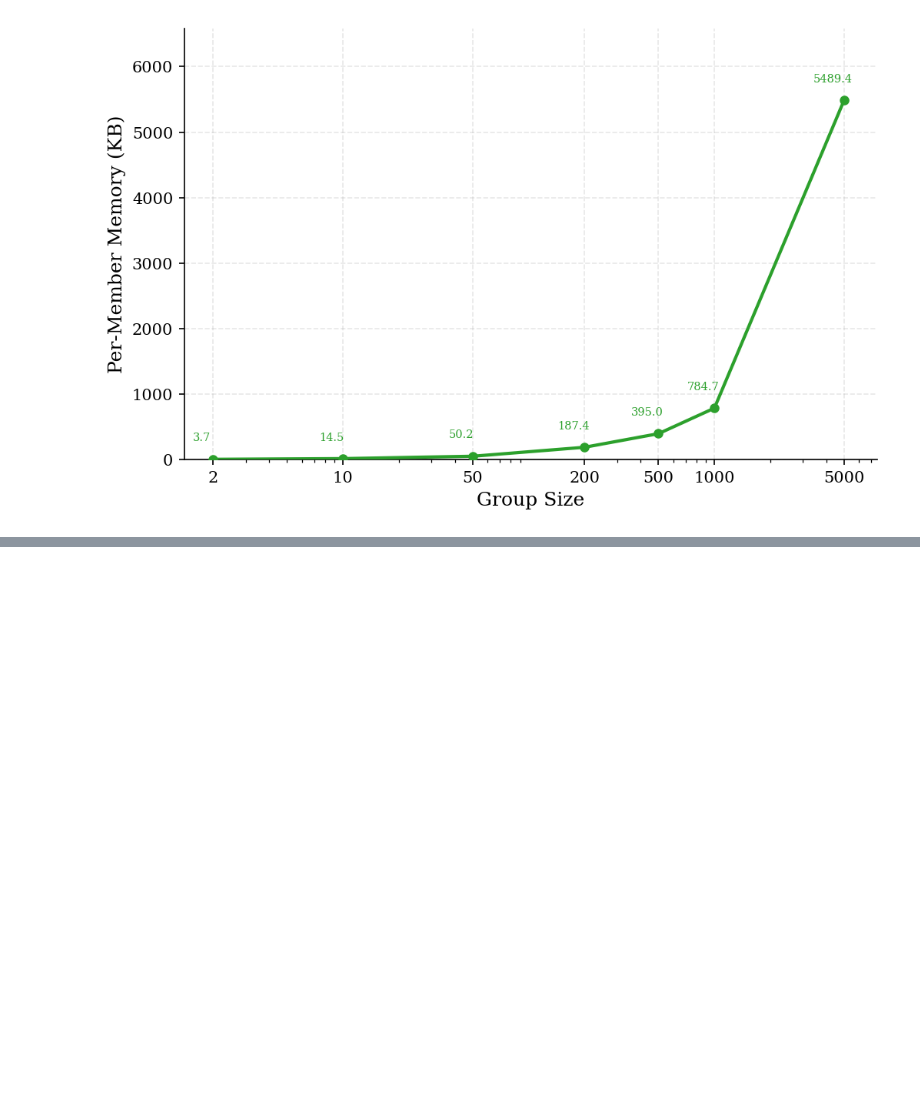
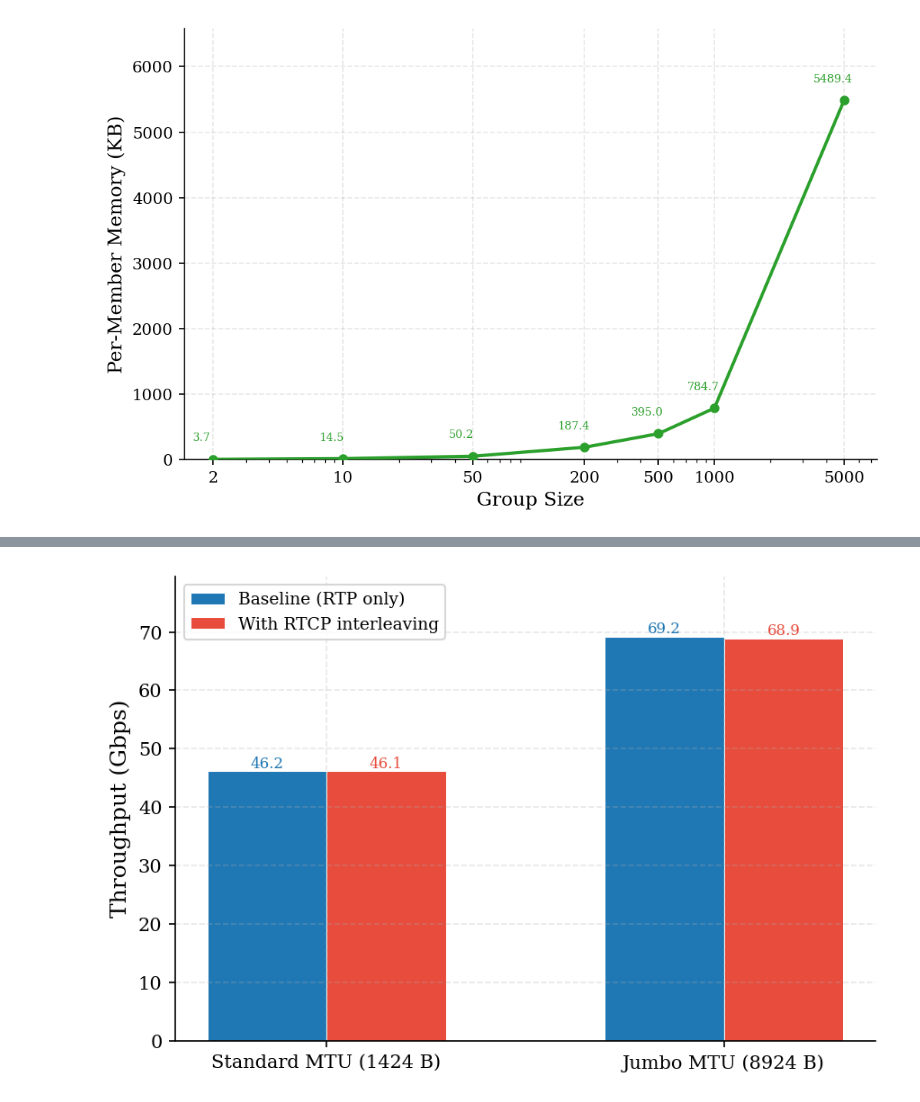
Before and after one commit to spring-epfl/SafeCast, a Jupyter notebook: figures_from_benches.ipynb, the cells around one changed output, grey strips where cells are left out. Saved outputs shown, nothing was run; the diff lists cells and outputs as text; code cells hidden in the pictures; blank space fills up the shorter version.

Commit message:
figure generation for new bench

```diff
--- a/figures_from_benches.ipynb
+++ b/figures_from_benches.ipynb
@@ -1117,0 +1140,83 @@ Per-member cost (largest group): 1124 bytes
+# %%
+# --- Figure 8: SRTCP interleaving overhead ---
+
+RTCP_DIR = CRITERION_DIR / 'srtp_rtcp_interleaving'
+
+# Loading baseline and interleaved results for each MTU size.
+# Directory structure: srtp_rtcp_interleaving/{baseline,interleaved}/<label>/new/estimates.json
+scenarios = [
+    (1424, '1424B_standard', 'Standard MTU (1424 B)'),
+    (8924, '8924B_jumbo',    'Jumbo MTU (8924 B)'),
+]
+
+# Each SRTP packet, besides the payload, consists of:
+# - RTP header: 12 bytes
+# - GCM tag: 16 bytes
+RTP_HDR = 12
+GCM_TAG = 16
+
+# collecting baseline throughput, interleaved throughput, and labels
+baseline_tp = []
+interleaved_tp = []
+labels = []
+
+# calculating baseline and interleaved throughput for each MTU
+for payload_size, label, display_name in scenarios:
+    packet_bytes = RTP_HDR + payload_size + GCM_TAG
+
+    # baseline
+    est_path = RTCP_DIR / 'baseline' / label / 'new' / 'estimates.json'
+    with open(est_path) as f:
+        mean_ns = json.load(f)['mean']['point_estimate']
+    baseline_tp.append((packet_bytes * 8) / mean_ns)  # Gbps
+
+    # interleaved
+    est_path = RTCP_DIR / 'interleaved' / label / 'new' / 'estimates.json'
+    with open(est_path) as f:
+        mean_ns = json.load(f)['mean']['point_estimate']
+    interleaved_tp.append((packet_bytes * 8) / mean_ns)  # Gbps
+
+    labels.append(display_name)
+
+# printing summary
+print(f'{"Scenario":<28s}  {"Baseline":>10s}  {"Interleaved":>12s}  {"Diff":>8s}')
+print('-' * 62)
+for i in range(len(scenarios)):
+    diff_pct = (interleaved_tp[i] - baseline_tp[i]) / baseline_tp[i] * 100
+    print(f'{labels[i]:<28s}  {baseline_tp[i]:>9.2f}  {interleaved_tp[i]:>11.2f}  {diff_pct:>+7.2f}%')
+
+# --- Grouped bar chart ---
+
+x = np.arange(len(labels))
+bar_width = 0.3
+
+fig, ax = plt.subplots(figsize=(6, 4))
+
+bars1 = ax.bar(x - bar_width/2, baseline_tp, bar_width,
+               color='#1f77b4', edgecolor='white', linewidth=0.5,
+               label='Baseline (RTP only)')
+bars2 = ax.bar(x + bar_width/2, interleaved_tp, bar_width,
+               color='#e74c3c', edgecolor='white', linewidth=0.5,
+               label='With RTCP interleaving')
+
+# value labels on top of each bar
+for bar in bars1:
+    ax.text(bar.get_x() + bar.get_width()/2, bar.get_height(),
+            f'{bar.get_height():.1f}', ha='center', va='bottom',
+            fontsize=8, color='#1f77b4')
+for bar in bars2:
+    ax.text(bar.get_x() + bar.get_width()/2, bar.get_height(),
+            f'{bar.get_height():.1f}', ha='center', va='bottom',
+            fontsize=8, color='#e74c3c')
+
+ax.set_ylabel('Throughput (Gbps)')
+ax.set_xticks(x)
+ax.set_xticklabels(labels)
+ax.set_ylim(0, max(max(baseline_tp), max(interleaved_tp)) * 1.15)
+ax.legend(loc='upper left')
+
+plt.tight_layout()
+plt.savefig(FIGURES_DIR / 'fig8_rtcp_interleaving.pdf')
+plt.savefig(FIGURES_DIR / 'fig8_rtcp_interleaving.png')
+plt.show()
+# %% [output]
@@ -1117,0 +1227 @@ Per-member cost (largest group): 1124 bytes
+[figure, added]
```
Also changed, not shown: parts of 2 cells of this notebook, 2 other files.
